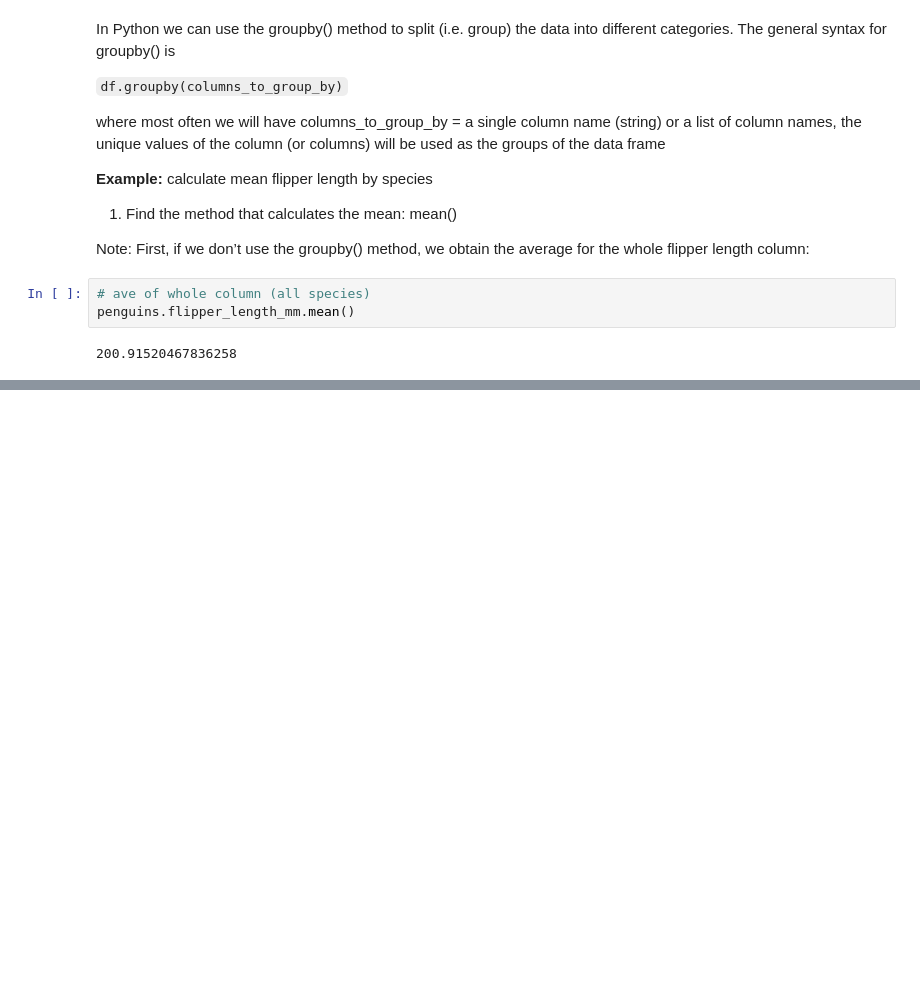
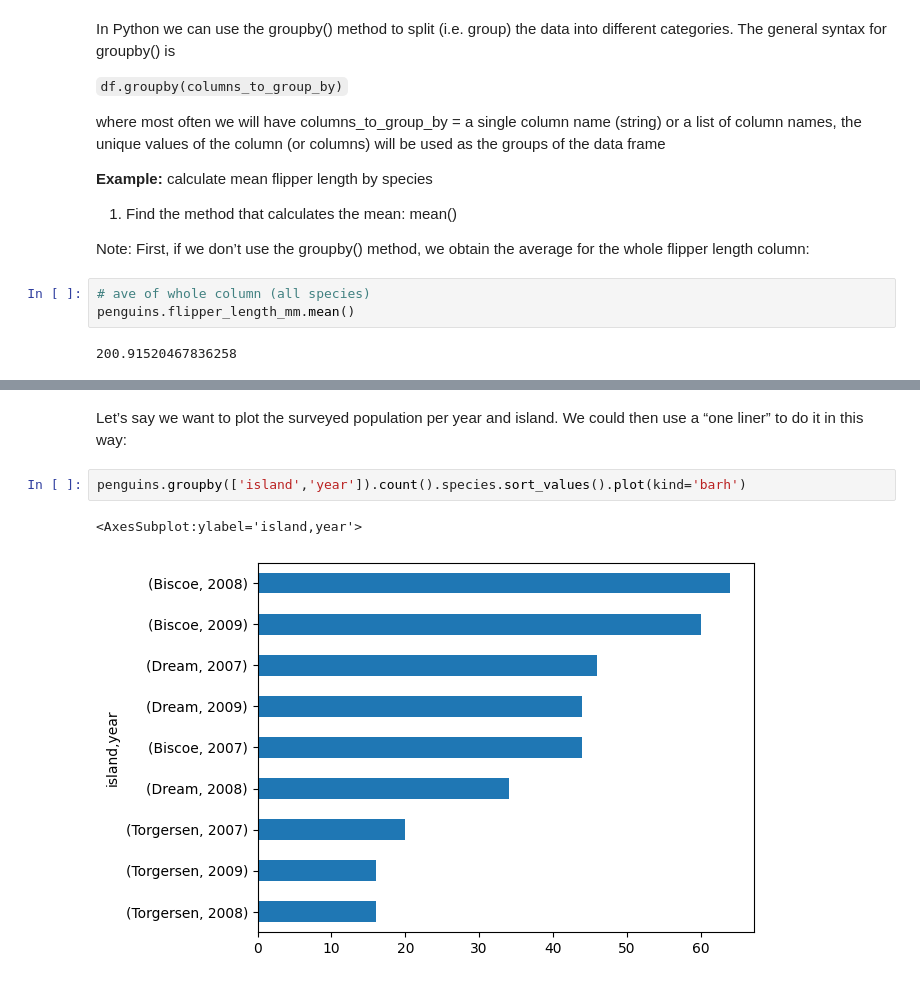
Before and after one commit to cnordheim-maestas/eds-220, a Jupyter notebook: grouping-lecture-notes-10-18.ipynb, the cells around one changed output, grey strips where cells are left out. Saved outputs shown, nothing was run; the diff lists cells and outputs as text; blank space fills up the shorter version.

```diff
--- a/grouping-lecture-notes-10-18.ipynb
+++ b/grouping-lecture-notes-10-18.ipynb
@@ -103,0 +166,7 @@ penguins.flipper_length_mm.mean()
+# %% [markdown]
+Let’s say we want to plot the surveyed population per year and island. We could then use a “one liner” to do it in this way:
+# %%
+penguins.groupby(['island','year']).count().species.sort_values().plot(kind='barh')
+# %% [output]
+<AxesSubplot:ylabel='island,year'>
+[figure, added]
```
Also changed, not shown: parts of 7 cells of this notebook.
